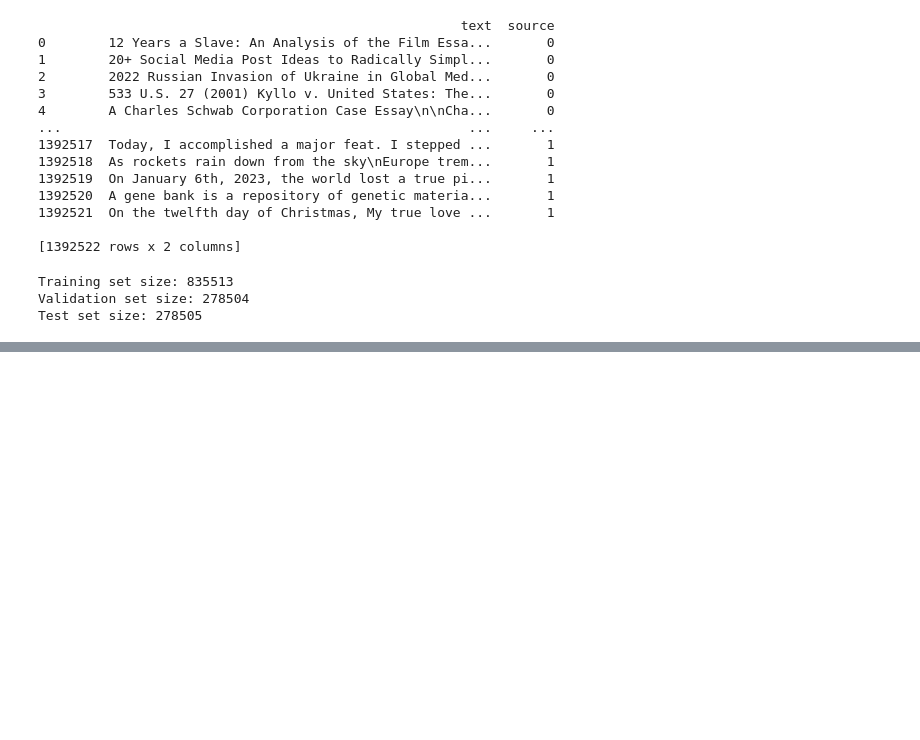
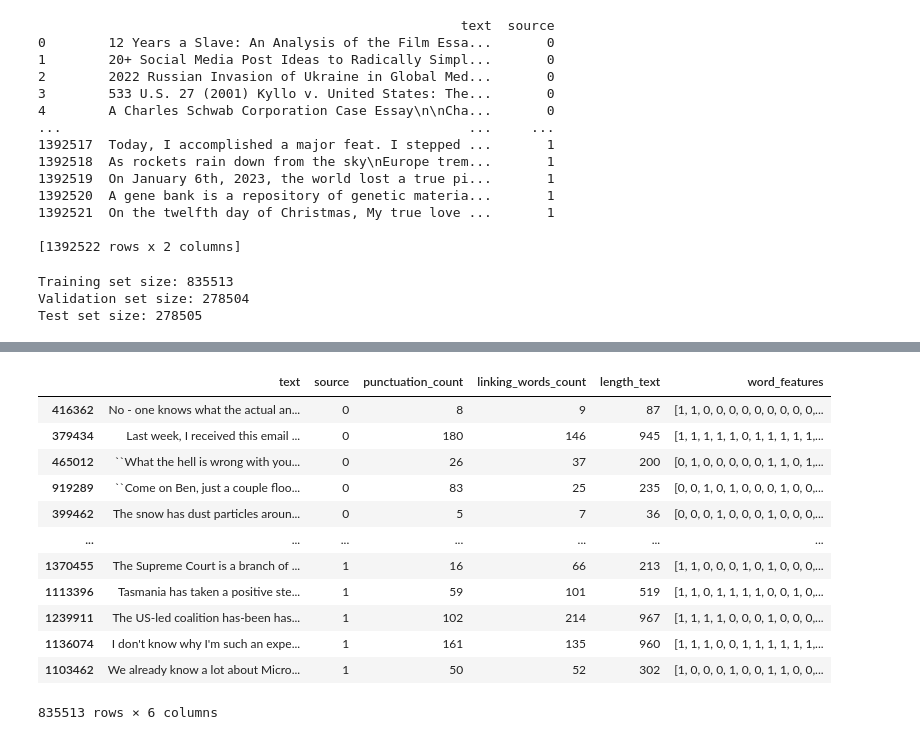
Before and after one commit to theoc3/cs365-proj, a Jupyter notebook: model.ipynb, the cells around one changed output, grey strips where cells are left out. Cells and saved outputs as stored; diff of their text form; code cells hidden in the pictures; blank space fills up the shorter version.

```diff
--- a/model.ipynb
+++ b/model.ipynb
@@ -91,0 +162,8 @@ df1_ai[['text_length', 'sentiment_score']] = df0_text['text'].apply(lambda x: pd
+# %%
+df_train_copy = df_train.copy()
+
+df_train_copy.drop(['text_length', 'sentiment_score'], axis=1, inplace=True)
+print(df_train_copy.head())
+df_train_copy.fillna(0, inplace=True)
+
+df_train_copy
@@ -91,0 +197,41 @@ df1_ai[['text_length', 'sentiment_score']] = df0_text['text'].apply(lambda x: pd
+# %%
+# Function to tokenize text and remove stopwords
+def tokenize_text(text):
+    tokens = word_tokenize(text.lower())
+    stop_words = set(stopwords.words('english'))
+    return [token for token in tokens if token.isalpha() and token not in stop_words]
+
+# Tokenize all texts and count word occurrences
+all_words = [word for text in df_train_copy['text'] for word in tokenize_text(text)]
+word_counts = Counter(all_words)
+
+# Select the top 500 most common words as features
+top_words = [word for word, _ in word_counts.most_common(500)]
+
+# Function to create binary features for the top words
+def create_word_features(text):
+    tokens = tokenize_text(text)
+    return [1 if word in tokens else 0 for word in top_words]
+
+def lengthText(text):
+    tokens = word_tokenize(text.lower())
+    return len(tokens)
+
+df_train_copy['length_text'] = df_train_copy['text'].apply(lengthText)
+# Create binary features for the top words in each text
+df_train_copy['word_features'] = df_train_copy['text'].apply(create_word_features)
+df_train_copy
+# %% [output]
+|  | text | source | punctuation_count | linking_words_count | length_text | word_features |
+| 416362 | No - one knows what the actual an... | 0 | 8 | 9 | 87 | [1, 1, 0, 0, 0, 0, 0, 0, 0, 0, 0,... |
+| 379434 | Last week, I received this email ... | 0 | 180 | 146 | 945 | [1, 1, 1, 1, 1, 0, 1, 1, 1, 1, 1,... |
+| 465012 | ``What the hell is wrong with you... | 0 | 26 | 37 | 200 | [0, 1, 0, 0, 0, 0, 0, 1, 1, 0, 1,... |
+| 919289 | ``Come on Ben, just a couple floo... | 0 | 83 | 25 | 235 | [0, 0, 1, 0, 1, 0, 0, 0, 1, 0, 0,... |
+| 399462 | The snow has dust particles aroun... | 0 | 5 | 7 | 36 | [0, 0, 0, 1, 0, 0, 0, 1, 0, 0, 0,... |
+| ... | ... | ... | ... | ... | ... | ... |
+| 1370455 | The Supreme Court is a branch of ... | 1 | 16 | 66 | 213 | [1, 1, 0, 0, 0, 1, 0, 1, 0, 0, 0,... |
+| 1113396 | Tasmania has taken a positive ste... | 1 | 59 | 101 | 519 | [1, 1, 0, 1, 1, 1, 1, 0, 0, 1, 0,... |
+| 1239911 | The US-led coalition has-been has... | 1 | 102 | 214 | 967 | [1, 1, 1, 1, 0, 0, 0, 1, 0, 0, 0,... |
+| 1136074 | I don't know why I'm such an expe... | 1 | 161 | 135 | 960 | [1, 1, 1, 0, 0, 1, 1, 1, 1, 1, 1,... |
+| 1103462 | We already know a lot about Micro... | 1 | 50 | 52 | 302 | [1, 0, 0, 0, 1, 0, 0, 1, 1, 0, 0,... |
+835513 rows × 6 columns
```
Also changed, not shown: parts of 10 cells of this notebook.
